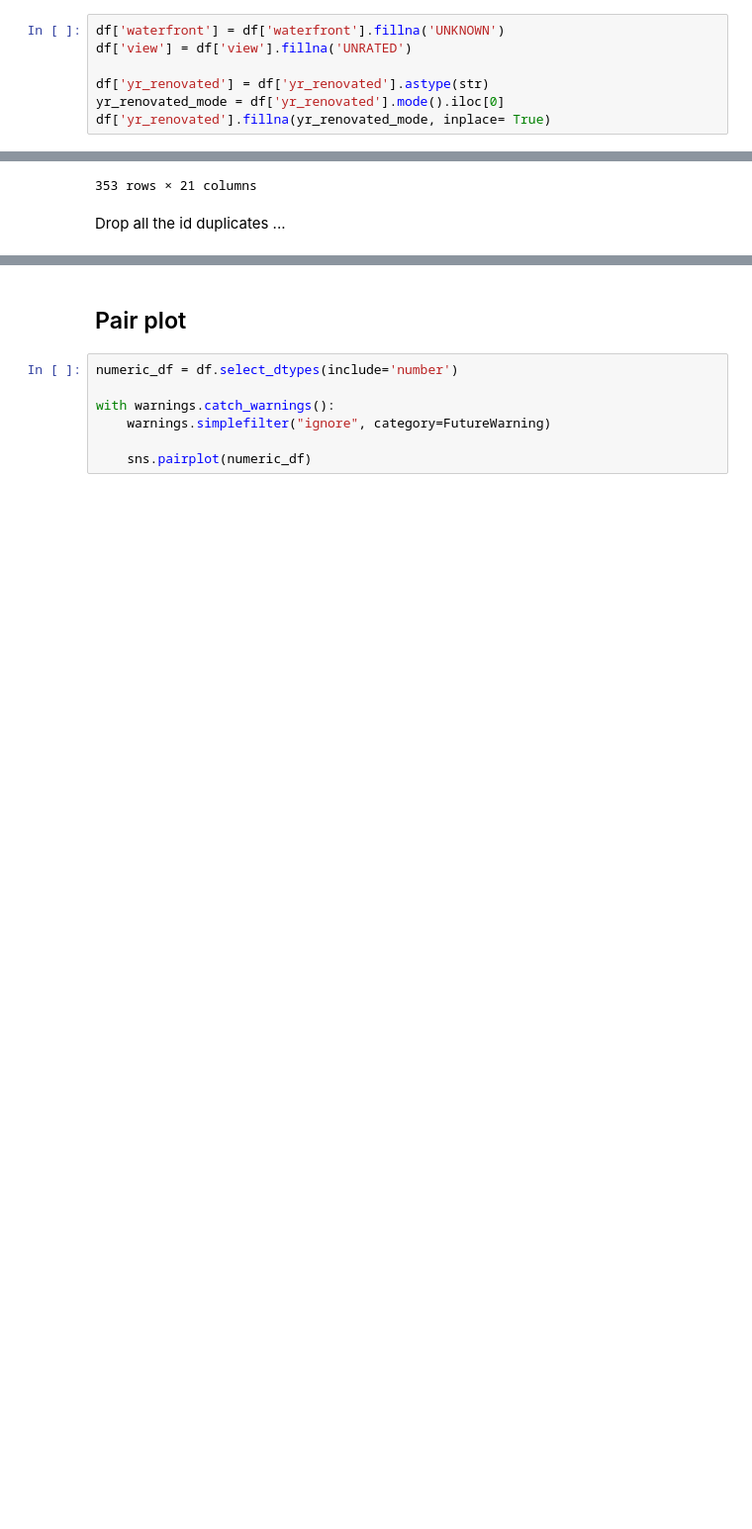
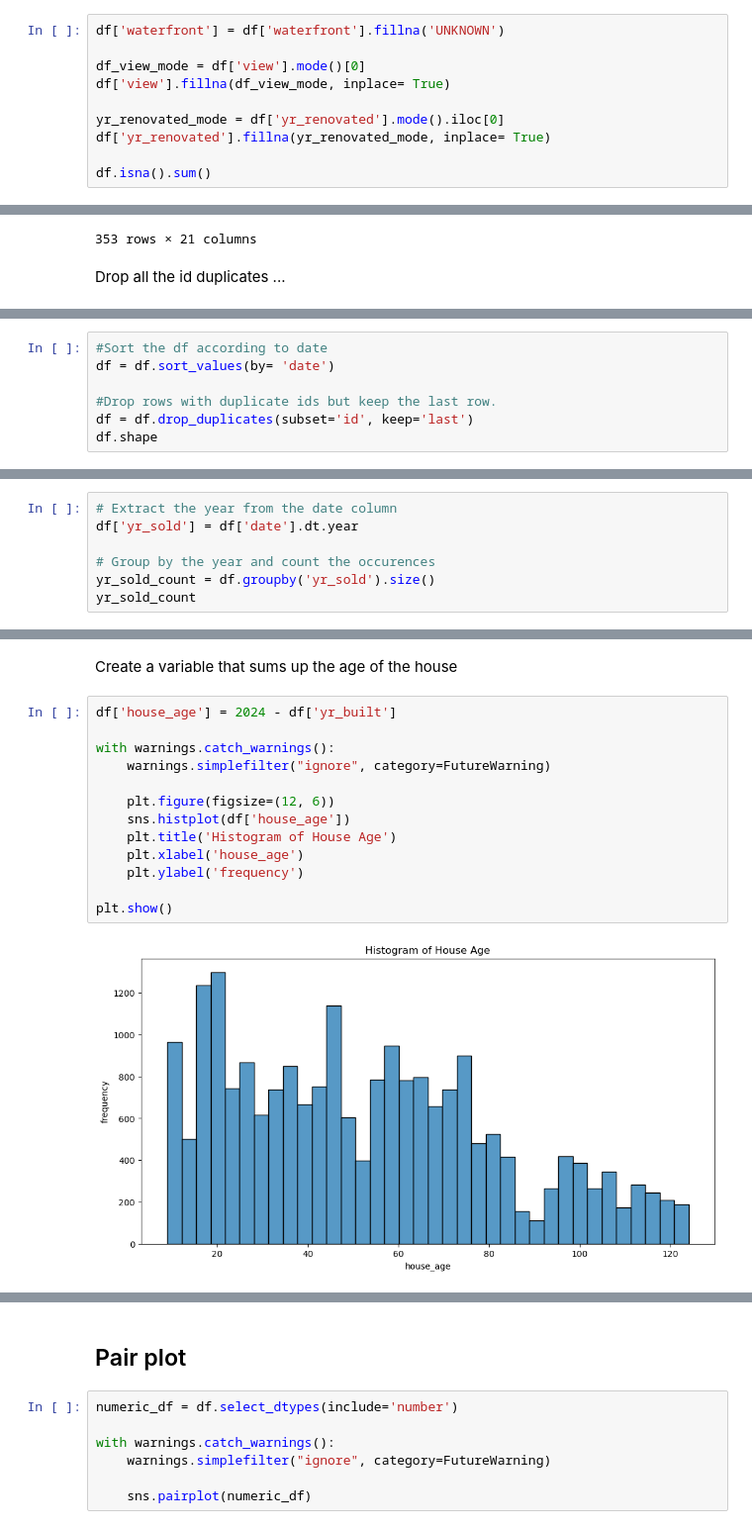
Before and after one commit to lchep2024/phase_2_project, a Jupyter notebook: members/joan.ipynb, the cells around one changed output, grey strips where cells are left out. Shown at 99% size. Saved outputs shown, nothing was run; the diff lists cells and outputs as text; blank space fills up the shorter version.

```diff
--- a/members/joan.ipynb
+++ b/members/joan.ipynb
@@ -287,8 +242,11 @@ Name: count, Length: 70, dtype: int64
 * **yr_renovated:** Replace missing data with the modal value.
 # %%
 df['waterfront'] = df['waterfront'].fillna('UNKNOWN')
-df['view'] = df['view'].fillna('UNRATED')
 
-df['yr_renovated'] = df['yr_renovated'].astype(str)
+df_view_mode = df['view'].mode()[0]
+df['view'].fillna(df_view_mode, inplace= True)
+
 yr_renovated_mode = df['yr_renovated'].mode().iloc[0]
 df['yr_renovated'].fillna(yr_renovated_mode, inplace= True)
+
+df.isna().sum()
@@ -374,0 +398,7 @@ memory usage: 3.4+ MB
+# %%
+#Sort the df according to date
+df = df.sort_values(by= 'date')
+
+#Drop rows with duplicate ids but keep the last row.
+df = df.drop_duplicates(subset='id', keep='last')
+df.shape
@@ -374,0 +407,7 @@ memory usage: 3.4+ MB
+# %%
+# Extract the year from the date column
+df['yr_sold'] = df['date'].dt.year
+
+# Group by the year and count the occurences
+yr_sold_count = df.groupby('yr_sold').size()
+yr_sold_count
@@ -374,0 +433,17 @@ memory usage: 3.4+ MB
+# %% [markdown]
+Create a variable that sums up the age of the house
+# %%
+df['house_age'] = 2024 - df['yr_built']
+
+with warnings.catch_warnings():
+    warnings.simplefilter("ignore", category=FutureWarning)
+
+    plt.figure(figsize=(12, 6))
+    sns.histplot(df['house_age'])
+    plt.title('Histogram of House Age')
+    plt.xlabel('house_age')
+    plt.ylabel('frequency')
+
+plt.show()
+# %% [output]
+[figure, added]
```
Also changed, not shown: parts of 38 cells of this notebook.
